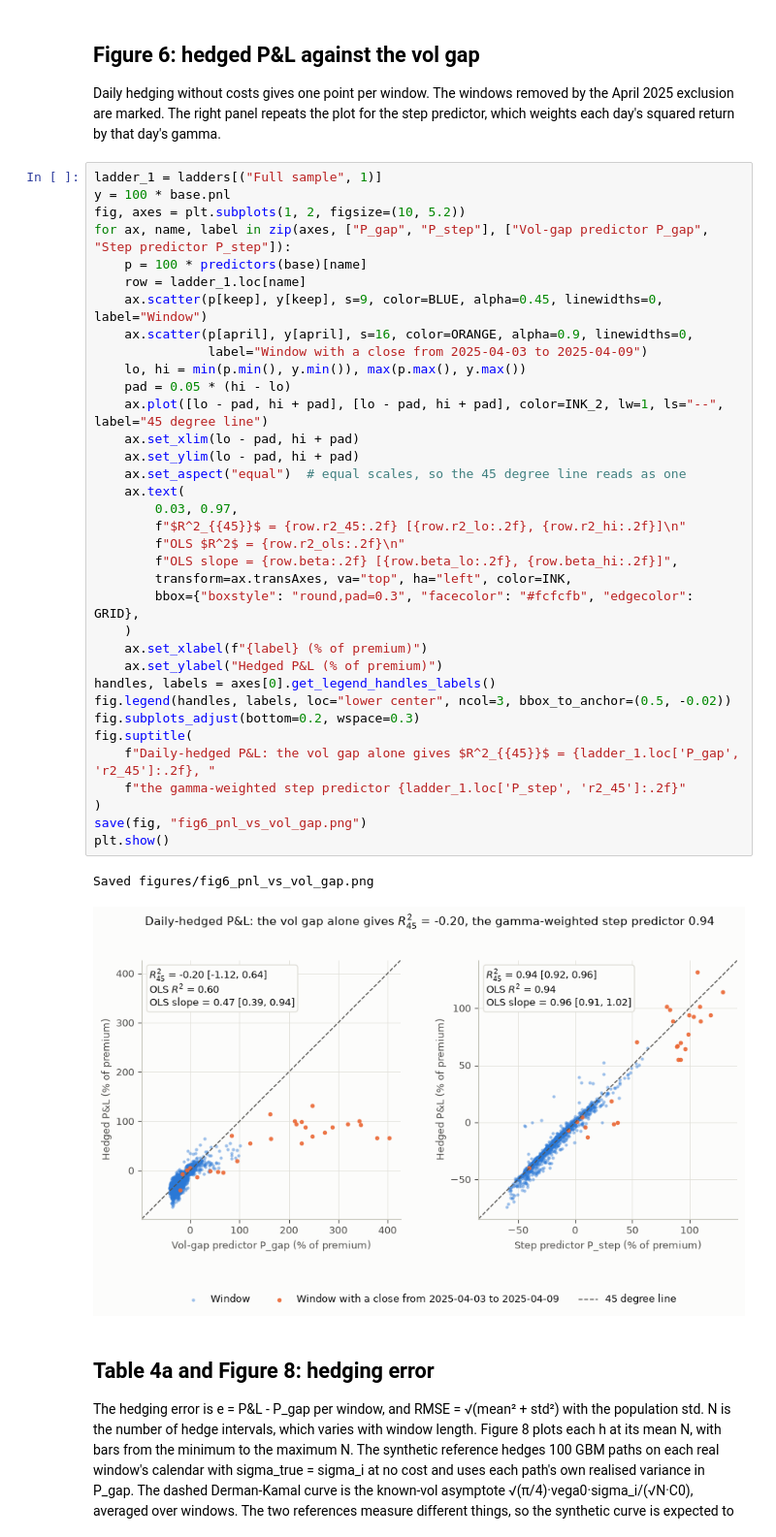
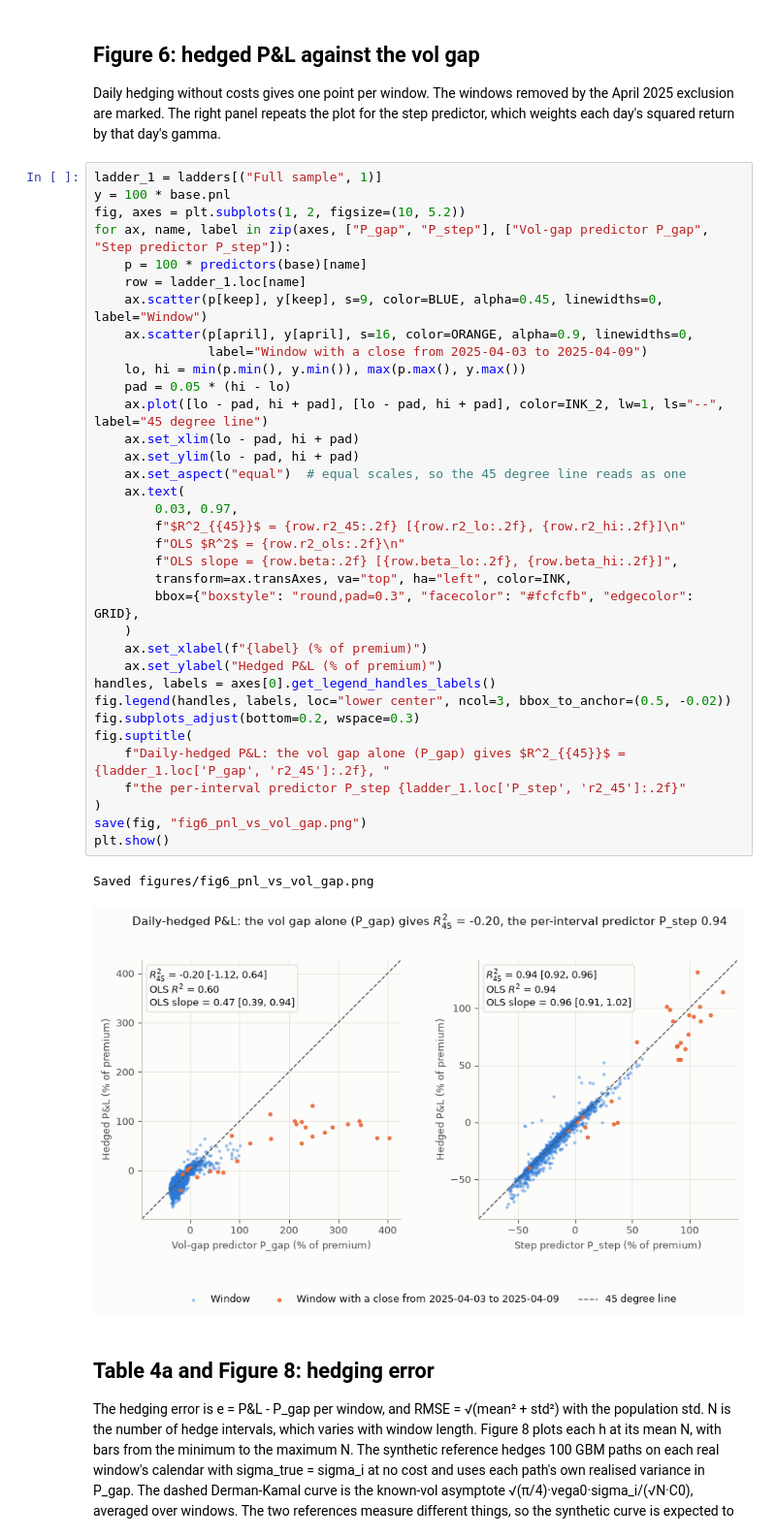
Before and after one commit to yogi-agarwal/vol-surface-delta-hedging, a Jupyter notebook: notebooks/analysis.ipynb, the cells around one changed output. Shown at 97% size. Drawn from its saved outputs; the diff is of its cells as text.

```diff
--- a/notebooks/analysis.ipynb
+++ b/notebooks/analysis.ipynb
@@ -293,36 +293,36 @@ for ax, name, label in zip(axes, ["P_gap", "P_step"], ["Vol-gap predictor P_gap"
     p = 100 * predictors(base)[name]
     row = ladder_1.loc[name]
     ax.scatter(p[keep], y[keep], s=9, color=BLUE, alpha=0.45, linewidths=0, label="Window")
     ax.scatter(p[april], y[april], s=16, color=ORANGE, alpha=0.9, linewidths=0,
                label="Window with a close from 2025-04-03 to 2025-04-09")
     lo, hi = min(p.min(), y.min()), max(p.max(), y.max())
     pad = 0.05 * (hi - lo)
     ax.plot([lo - pad, hi + pad], [lo - pad, hi + pad], color=INK_2, lw=1, ls="--", label="45 degree line")
     ax.set_xlim(lo - pad, hi + pad)
     ax.set_ylim(lo - pad, hi + pad)
     ax.set_aspect("equal")  # equal scales, so the 45 degree line reads as one
     ax.text(
         0.03, 0.97,
         f"$R^2_{{45}}$ = {row.r2_45:.2f} [{row.r2_lo:.2f}, {row.r2_hi:.2f}]\n"
         f"OLS $R^2$ = {row.r2_ols:.2f}\n"
         f"OLS slope = {row.beta:.2f} [{row.beta_lo:.2f}, {row.beta_hi:.2f}]",
         transform=ax.transAxes, va="top", ha="left", color=INK,
         bbox={"boxstyle": "round,pad=0.3", "facecolor": "#fcfcfb", "edgecolor": GRID},
     )
     ax.set_xlabel(f"{label} (% of premium)")
     ax.set_ylabel("Hedged P&L (% of premium)")
 handles, labels = axes[0].get_legend_handles_labels()
 fig.legend(handles, labels, loc="lower center", ncol=3, bbox_to_anchor=(0.5, -0.02))
 fig.subplots_adjust(bottom=0.2, wspace=0.3)
 fig.suptitle(
-    f"Daily-hedged P&L: the vol gap alone gives $R^2_{{45}}$ = {ladder_1.loc['P_gap', 'r2_45']:.2f}, "
-    f"the gamma-weighted step predictor {ladder_1.loc['P_step', 'r2_45']:.2f}"
+    f"Daily-hedged P&L: the vol gap alone (P_gap) gives $R^2_{{45}}$ = {ladder_1.loc['P_gap', 'r2_45']:.2f}, "
+    f"the per-interval predictor P_step {ladder_1.loc['P_step', 'r2_45']:.2f}"
 )
 save(fig, "fig6_pnl_vs_vol_gap.png")
 plt.show()
 # %% [output]
 Saved figures/fig6_pnl_vs_vol_gap.png
-[figure, old version]
+[figure, new version]
 # %% [markdown]
 ## Table 4a and Figure 8: hedging error
 The hedging error is e = P&L - P_gap per window, and RMSE = √(mean² + std²) with the population std. N is the number of hedge intervals, which varies with window length. Figure 8 plots each h at its mean N, with bars from the minimum to the maximum N. The synthetic reference hedges 100 GBM paths on each real window's calendar with sigma_true = sigma_i at no cost and uses each path's own realised variance in P_gap. The dashed Derman-Kamal curve is the known-vol asymptote √(π/4)·vega0·sigma_i/(√N·C0), averaged over windows. The two references measure different things, so the synthetic curve is expected to sit below the dashed one: the Derman-Kamal curve is the std of raw P&L when the vol is known (P_gap = 0), while the synthetic reference is the std of e = P&L - P_gap with each path's own realised variance, which removes the part of the hedging error that the path's realised variance explains. The asymptotic formula also overstates the std at small N.
```
Also changed, not shown: parts of 7 cells of this notebook, 4 other files.
